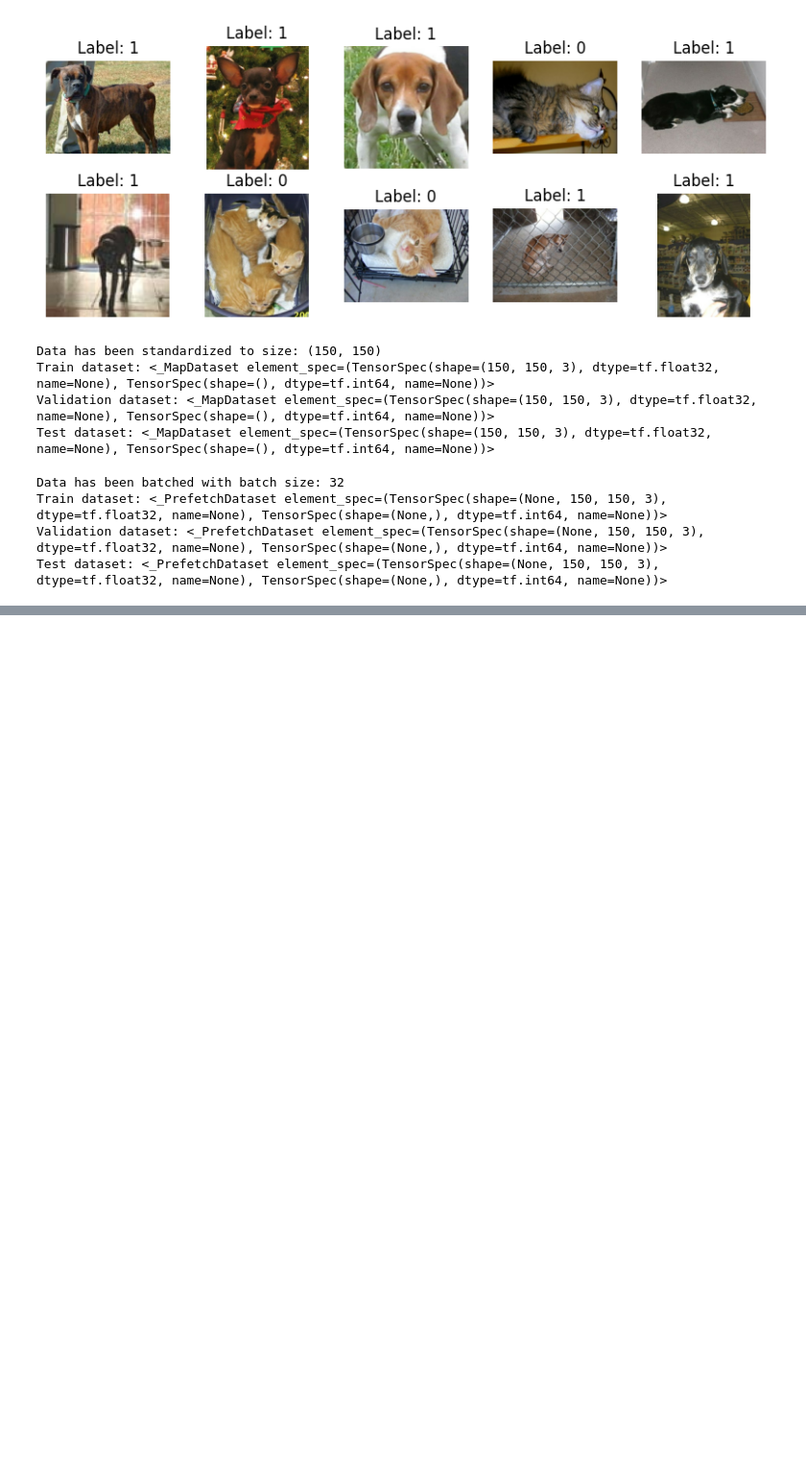
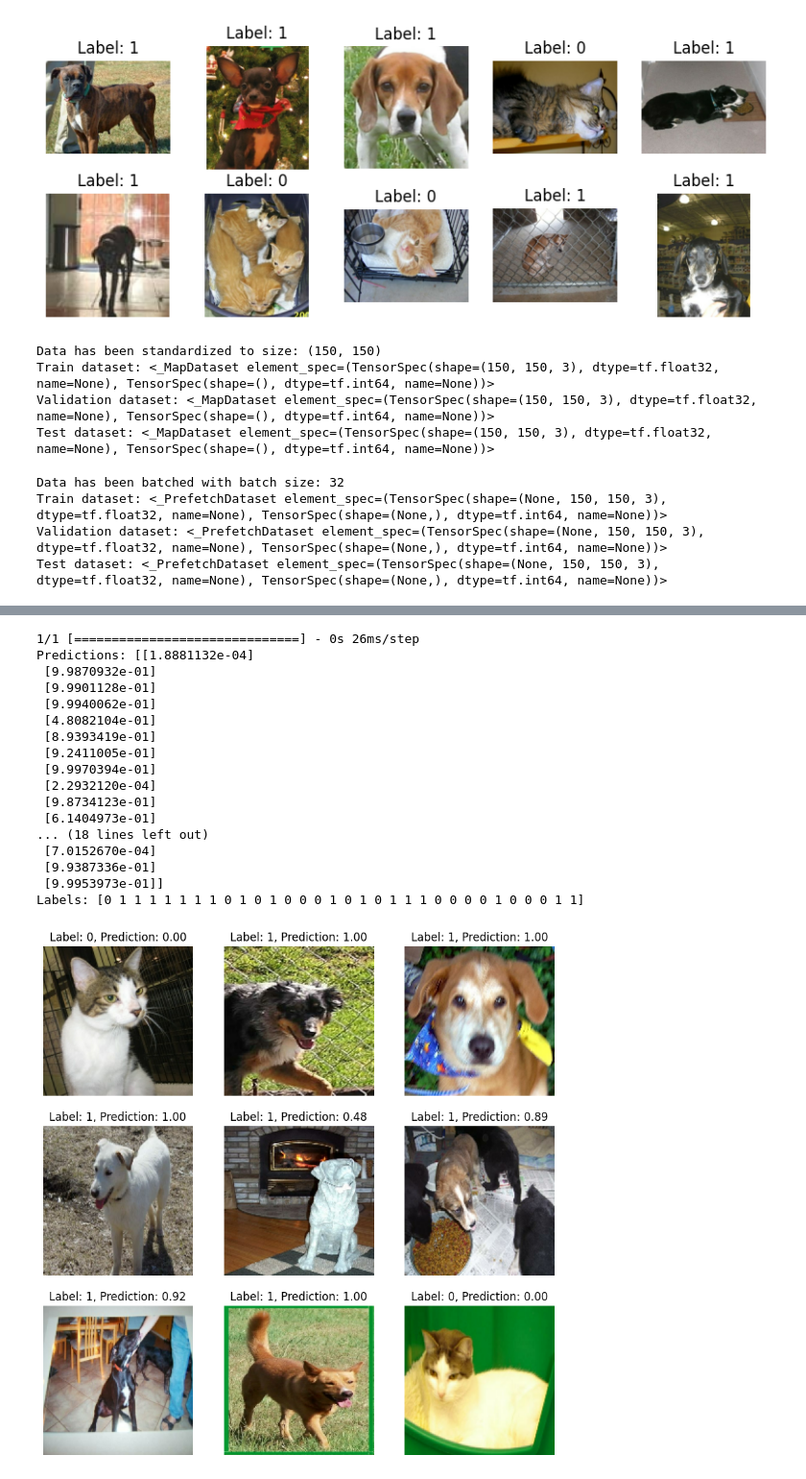
Before and after one commit to santiago-cruzlopez/WLV-MSc-AI, a Jupyter notebook: 02_Deep_Machine_Learning/W6_Programming_Techniques/03_Transfer_Learning.ipynb, the cells around one changed output, grey strips where cells are left out. Shown at 96% size. Saved outputs shown, nothing was run; the diff lists cells and outputs as text; code cells hidden in the pictures; blank space fills up the shorter version.

```diff
--- a/02_Deep_Machine_Learning/W6_Programming_Techniques/03_Transfer_Learning.ipynb
+++ b/02_Deep_Machine_Learning/W6_Programming_Techniques/03_Transfer_Learning.ipynb
@@ -220,0 +269,10 @@ for image, label in train_ds.take(1):
+# %%
+# Train the model
+model.compile(
+    optimizer=keras.optimizers.Adam(),
+    loss=keras.losses.BinaryCrossentropy(from_logits=True),
+    metrics=[keras.metrics.BinaryAccuracy()],
+)
+
+epochs = 10
+model.fit(train_ds, epochs=epochs, validation_data=validation_ds)
@@ -220,0 +317,33 @@ for image, label in train_ds.take(1):
+# %%
+# Generate a Test Predictions with labels
+
+for images, labels in test_ds.take(1):
+    predictions = model.predict(images)
+    print("Predictions:", predictions)
+    print("Labels:", labels.numpy())
+
+plt.figure(figsize=(10, 10))
+for i in range(9):
+    plt.subplot(3, 3, i + 1)
+    plt.imshow(images[i].numpy().astype("uint8"))
+    plt.title("Label: %d, Prediction: %.2f" % (labels[i].numpy(), predictions[i][0]))
+    plt.axis("off")
+# %% [output]
+1/1 [==============================] - 0s 26ms/step
+Predictions: [[1.8881132e-04]
+ [9.9870932e-01]
+ [9.9901128e-01]
+ [9.9940062e-01]
+ [4.8082104e-01]
+ [8.9393419e-01]
+ [9.2411005e-01]
+ [9.9970394e-01]
+ [2.2932120e-04]
+ [9.8734123e-01]
+ [6.1404973e-01]
+... (18 lines left out)
+ [7.0152670e-04]
+ [9.9387336e-01]
+ [9.9953973e-01]]
+Labels: [0 1 1 1 1 1 1 1 0 1 0 1 0 0 0 1 0 1 0 1 1 1 0 0 0 0 1 0 0 0 1 1]
+[figure, added]
```
Also changed, not shown: parts of 9 cells of this notebook.
